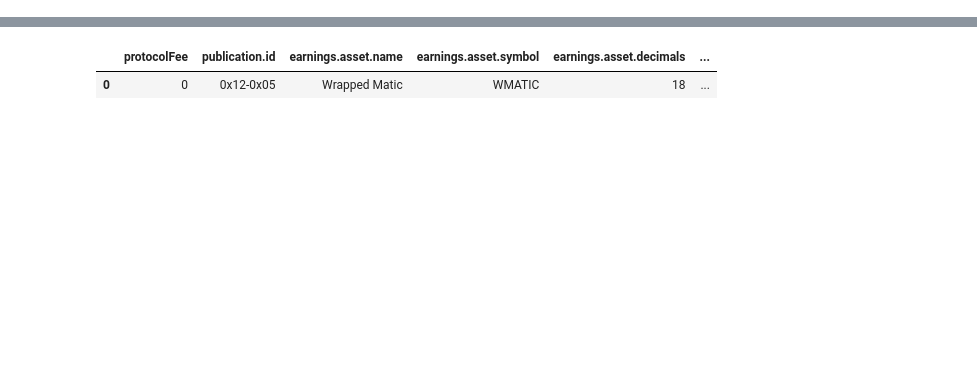
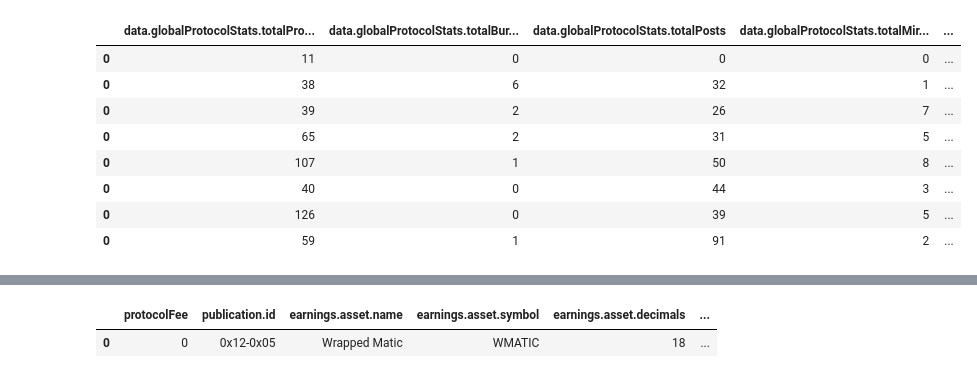
Before and after one commit to Nathan2Warren/Ainsley, a Jupyter notebook: notebooks/plots.ipynb, the cells around one changed output, grey strips where cells are left out. Cells and saved outputs as stored; diff of their text form; code cells hidden in the pictures; blank space fills up the shorter version.

```diff
--- a/notebooks/plots.ipynb
+++ b/notebooks/plots.ipynb
@@ -9,0 +28,12 @@ import data_fetcher as f
+# %%
+timeseries
+# %% [output]
+|  | data.globalProtocolStats.totalPro... | data.globalProtocolStats.totalBur... | data.globalProtocolStats.totalPosts | data.globalProtocolStats.totalMir... | ... |
+| 0 | 11 | 0 | 0 | 0 | ... |
+| 0 | 38 | 6 | 32 | 1 | ... |
+| 0 | 39 | 2 | 26 | 7 | ... |
+| 0 | 65 | 2 | 31 | 5 | ... |
+| 0 | 107 | 1 | 50 | 8 | ... |
+| 0 | 40 | 0 | 44 | 3 | ... |
+| 0 | 126 | 0 | 39 | 5 | ... |
+| 0 | 59 | 1 | 91 | 2 | ... |
```
Also changed, not shown: parts of 18 cells of this notebook, 2 other files.
